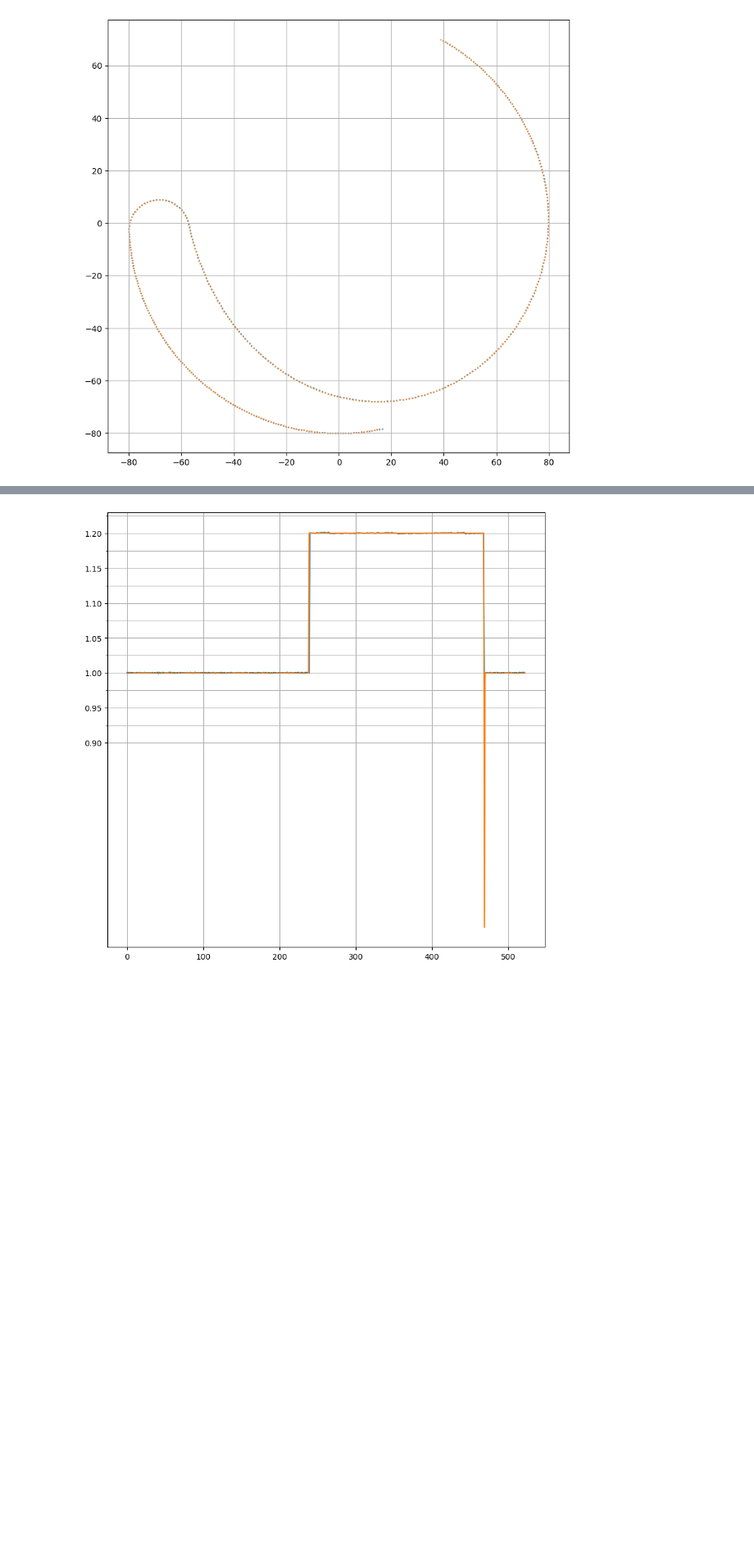
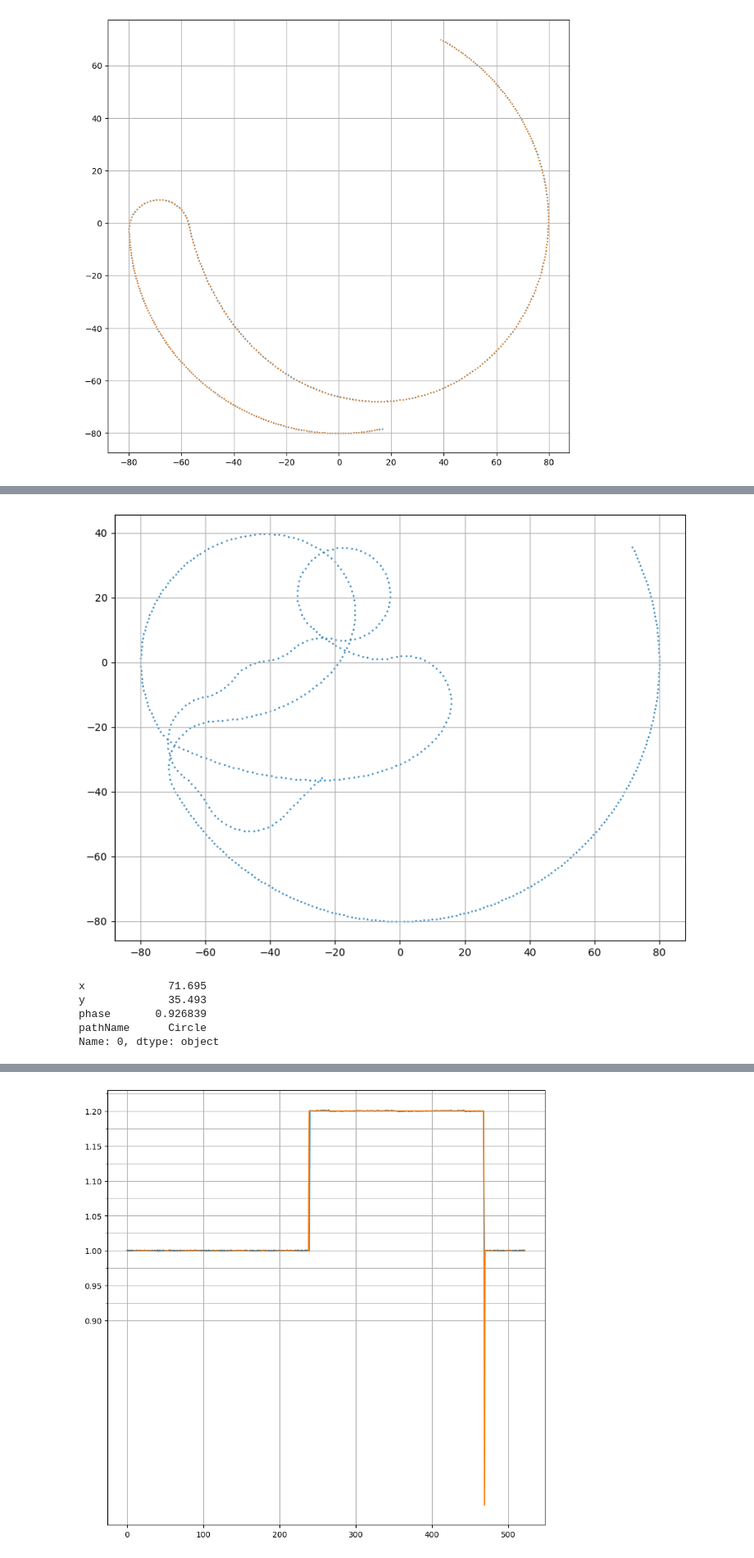
Before and after one commit to hemisemidemipresent/ace, a Jupyter notebook: data.ipynb, the cells around one changed output, grey strips where cells are left out. Shown at 82% size. Cells and saved outputs as stored; diff of their text form; code cells hidden in the pictures; blank space fills up the shorter version.

```diff
--- a/data.ipynb
+++ b/data.ipynb
@@ -228,0 +229,18 @@ velocity([shredder[:500], predicted[:500]])
+# %%
+plisp = pd.read_csv('plisp.csv')
+display([plisp[:600]])
+# plt.plot(plisp['phase'])
+events = {}
+for i in range(1, plisp.shape[0]):
+    curr = plisp.iloc[i]
+    prev = plisp.iloc[i-1]
+    if curr['pathName'] != prev['pathName']:
+        events[i] = curr['pathName']
+plisp.iloc[0]
+# %% [output]
+[figure, added]
+x             71.695
+y             35.493
+phase       0.926839
+pathName      Circle
+Name: 0, dtype: object
```
Also changed, not shown: parts of 13 cells of this notebook, 13 other files.
